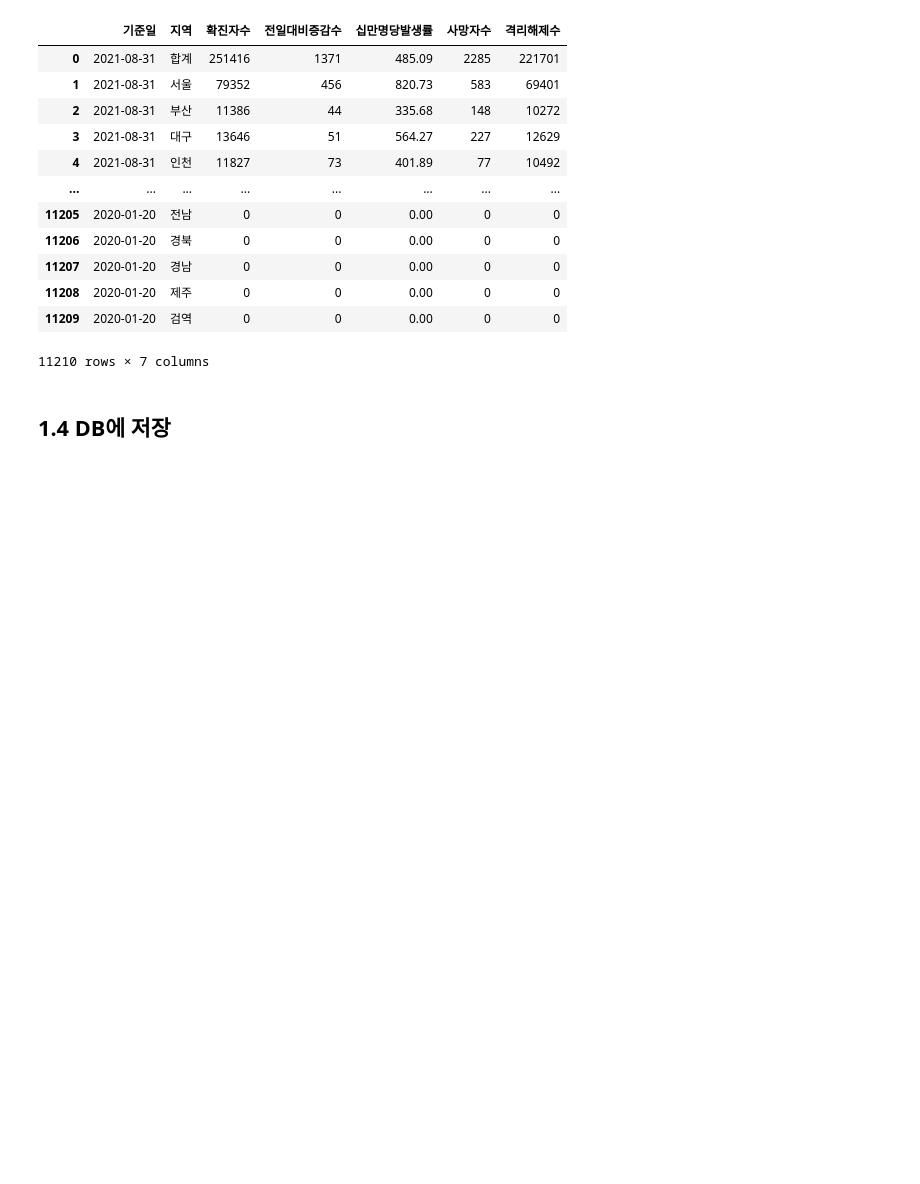
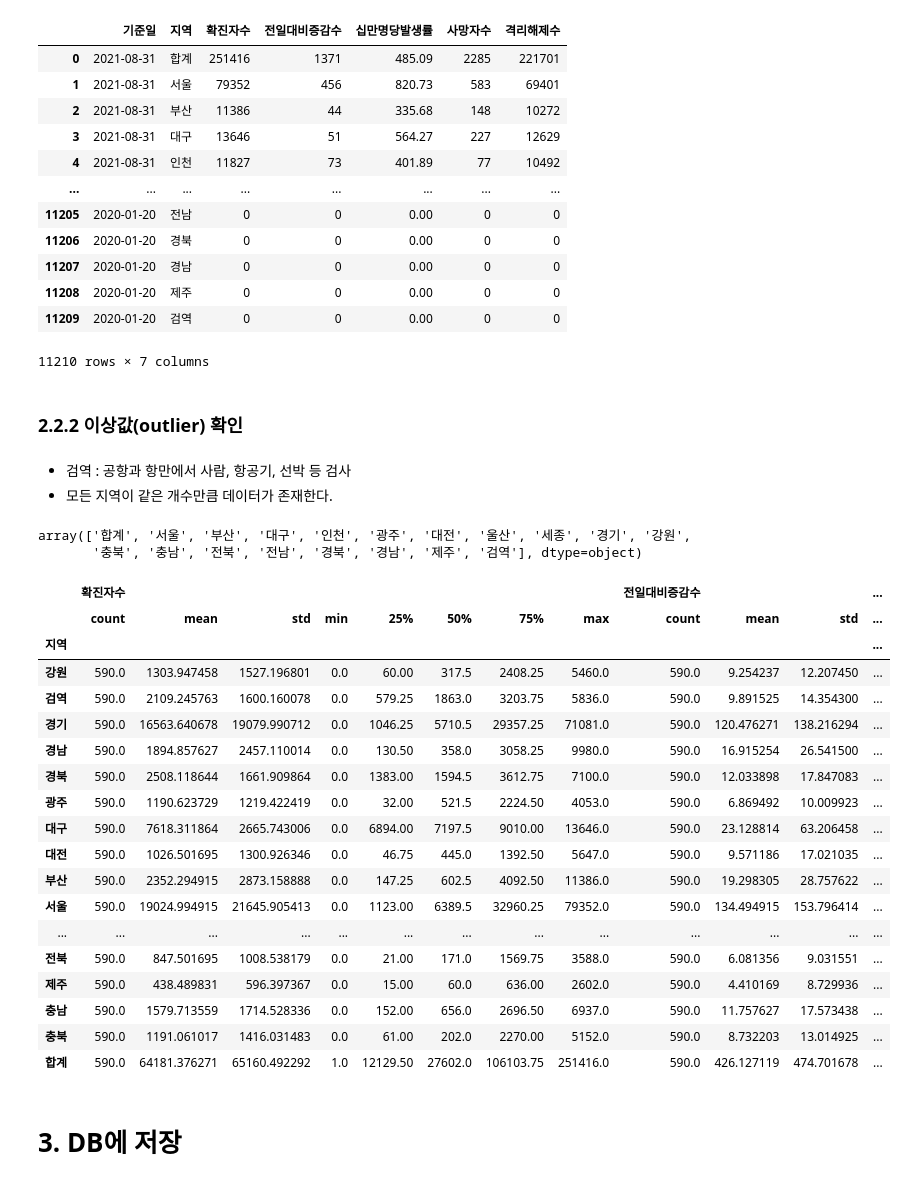
Before and after one commit to wish0728/Elice_teamproject2_team11_delivery, a Jupyter notebook: data-analysis/EDA/dahye_코로나API.ipynb, the cells around one changed output. Cells and saved outputs as stored; diff of their text form; code cells hidden in the pictures; blank space fills up the shorter version.

Commit message:
수집한 코로나 데이터를 describe 추가로 수행
Former-commit-id: 3eee949fcfd2c659d4cdd6b25bd8d74834a708f5

```diff
--- a/data-analysis/EDA/dahye_코로나API.ipynb
+++ b/data-analysis/EDA/dahye_코로나API.ipynb
@@ -291,11 +294,43 @@ Corona_info
 | 11208 | 2020-01-20 | 제주 | 0 | 0 | 0.00 | 0 | 0 |
 | 11209 | 2020-01-20 | 검역 | 0 | 0 | 0.00 | 0 | 0 |
 11210 rows × 7 columns
+# %% [markdown]
+### 2.2.2 이상값(outlier) 확인
+# %% [markdown]
+* 검역 : 공항과 항만에서 사람, 항공기, 선박 등 검사
+* 모든 지역이 같은 개수만큼 데이터가 존재한다.
+# %%
+Corona_info['지역'].unique()
+# %% [output]
+array(['합계', '서울', '부산', '대구', '인천', '광주', '대전', '울산', '세종', '경기', '강원',
+       '충북', '충남', '전북', '전남', '경북', '경남', '제주', '검역'], dtype=object)
+# %%
+Corona_info.groupby('지역').describe()
+# %% [output]
+|  | 확진자수 |  |  |  |  |  |  |  | 전일대비증감수 |  |  | ... |
+|  | count | mean | std | min | 25% | 50% | 75% | max | count | mean | std | ... |
+| 지역 |  |  |  |  |  |  |  |  |  |  |  | ... |
+| 강원 | 590.0 | 1303.947458 | 1527.196801 | 0.0 | 60.00 | 317.5 | 2408.25 | 5460.0 | 590.0 | 9.254237 | 12.207450 | ... |
+| 검역 | 590.0 | 2109.245763 | 1600.160078 | 0.0 | 579.25 | 1863.0 | 3203.75 | 5836.0 | 590.0 | 9.891525 | 14.354300 | ... |
+| 경기 | 590.0 | 16563.640678 | 19079.990712 | 0.0 | 1046.25 | 5710.5 | 29357.25 | 71081.0 | 590.0 | 120.476271 | 138.216294 | ... |
+| 경남 | 590.0 | 1894.857627 | 2457.110014 | 0.0 | 130.50 | 358.0 | 3058.25 | 9980.0 | 590.0 | 16.915254 | 26.541500 | ... |
+| 경북 | 590.0 | 2508.118644 | 1661.909864 | 0.0 | 1383.00 | 1594.5 | 3612.75 | 7100.0 | 590.0 | 12.033898 | 17.847083 | ... |
+| 광주 | 590.0 | 1190.623729 | 1219.422419 | 0.0 | 32.00 | 521.5 | 2224.50 | 4053.0 | 590.0 | 6.869492 | 10.009923 | ... |
+| 대구 | 590.0 | 7618.311864 | 2665.743006 | 0.0 | 6894.00 | 7197.5 | 9010.00 | 13646.0 | 590.0 | 23.128814 | 63.206458 | ... |
+| 대전 | 590.0 | 1026.501695 | 1300.926346 | 0.0 | 46.75 | 445.0 | 1392.50 | 5647.0 | 590.0 | 9.571186 | 17.021035 | ... |
+| 부산 | 590.0 | 2352.294915 | 2873.158888 | 0.0 | 147.25 | 602.5 | 4092.50 | 11386.0 | 590.0 | 19.298305 | 28.757622 | ... |
+| 서울 | 590.0 | 19024.994915 | 21645.905413 | 0.0 | 1123.00 | 6389.5 | 32960.25 | 79352.0 | 590.0 | 134.494915 | 153.796414 | ... |
+| ... | ... | ... | ... | ... | ... | ... | ... | ... | ... | ... | ... | ... |
+| 전북 | 590.0 | 847.501695 | 1008.538179 | 0.0 | 21.00 | 171.0 | 1569.75 | 3588.0 | 590.0 | 6.081356 | 9.031551 | ... |
+| 제주 | 590.0 | 438.489831 | 596.397367 | 0.0 | 15.00 | 60.0 | 636.00 | 2602.0 | 590.0 | 4.410169 | 8.729936 | ... |
+| 충남 | 590.0 | 1579.713559 | 1714.528336 | 0.0 | 152.00 | 656.0 | 2696.50 | 6937.0 | 590.0 | 11.757627 | 17.573438 | ... |
+| 충북 | 590.0 | 1191.061017 | 1416.031483 | 0.0 | 61.00 | 202.0 | 2270.00 | 5152.0 | 590.0 | 8.732203 | 13.014925 | ... |
+| 합계 | 590.0 | 64181.376271 | 65160.492292 | 1.0 | 12129.50 | 27602.0 | 106103.75 | 251416.0 | 590.0 | 426.127119 | 474.701678 | ... |
 # %%
 #일단 구글드라이브에 csv파일로 결과 백업
 #Corona_info.to_csv("/content/drive/MyDrive/Corona_API.csv", index=False, encoding="utf-8-sig")
 # %% [markdown]
-## 1.4 DB에 저장
+# 3. DB에 저장
 # %%
 import sqlite3
 # %%
```
Also changed, not shown: parts of 4 cells of this notebook.
